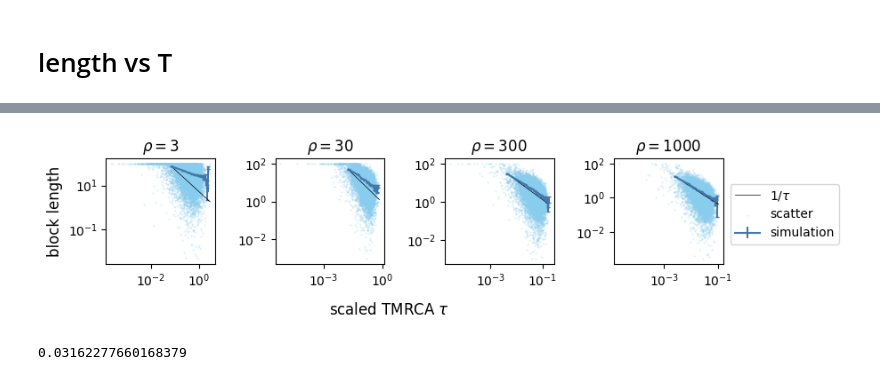
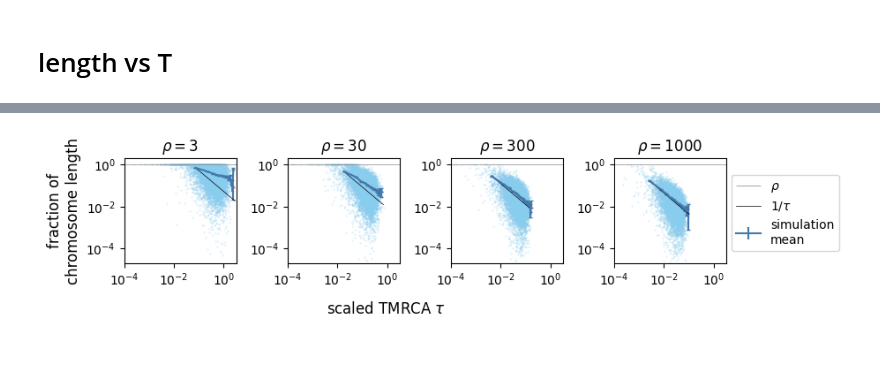
Before and after one commit to weissmanlab/Recombination_MRCA, a Jupyter notebook: TMRCA.ipynb, the cells around one changed output, grey strips where cells are left out. Drawn from its saved outputs; the diff is of its cells as text; code cells hidden in the pictures; blank space fills up the shorter version.

```diff
--- a/TMRCA.ipynb
+++ b/TMRCA.ipynb
@@ -620,45 +624,41 @@ new_recomb_rate_s, temp_mrca_time_s, segment_len_s = load_as_list(
 
 fig, ax_s = plt.subplots(1, len(new_recomb_rate_s), figsize = (8, 2))
 for recomb_rate_idx, recomb_rate in enumerate(new_recomb_rate_s):
   temp_mrca_time = temp_mrca_time_s[recomb_rate_idx]
-  segment_len = segment_len_s[recomb_rate_idx]
+  segment_len = segment_len_s[recomb_rate_idx]/sequence_length#*recomb_rate*population_size
   ax_s[recomb_rate_idx].scatter(
     temp_mrca_time, segment_len, s = 0.5, color = color_s[-1], alpha=0.2);
 
   bins = np.linspace(np.min(temp_mrca_time), np.max(temp_mrca_time), 21)
   bin_centers = 0.5 * (bins[:-1] + bins[1:])
   bin_indices = np.digitize(temp_mrca_time, bins) - 1
   mean = np.array(
     [np.mean(segment_len[bin_indices == i]) if len(segment_len[bin_indices == i])>1 else np.nan
                     for i in range(len(bins)-1)])
   sem = np.array(
     [sp.stats.sem(segment_len[bin_indices == i]) if len(segment_len[bin_indices == i])>1 else np.nan
                   for i in range(len(bins)-1)])
   ax_s[recomb_rate_idx].errorbar(bin_centers, mean, sem, color = color_s[1], capsize = 1.5)
   ax_s[recomb_rate_idx].plot(bin_centers, mean[0]*bin_centers[0]/bin_centers, color = "black", lw = 0.5)
+  ax_s[recomb_rate_idx].hlines(1, 10*-4,10**0.5, color = "gray", lw = 0.5)
   ax_s[recomb_rate_idx].set(xscale = "log", yscale = "log", )
   ax_s[recomb_rate_idx].set(title = r"$\rho = $"+f"{recomb_rate*sequence_length*population_size:n}")
-ax_s[0].set_ylabel("block length", fontsize = 12)
+ax_s[0].set_ylabel("fraction of\nchromosome length", fontsize = 12)
 
+ax_s[0].hlines([], 10*-4,10**0.5, color = "gray", lw = 0.5, label = r"$\rho$")
 ax_s[0].plot([],[], color = "black", lw = 0.5, label = r"$1/\tau$")
-ax_s[0].scatter([], [], s = 0.5, color = color_s[-1], alpha=0.2, label = "scatter")
-ax_s[0].errorbar([],[],[], color = color_s[1], capsize = 1.5, label = "simulation")
-fig.legend(bbox_to_anchor=(1.14, 0.7))
+ax_s[0].errorbar([],[],[], color = color_s[1], capsize = 1.5, label = "simulation\nmean")
+fig.legend(bbox_to_anchor=(1.15, 0.75))
 
 fig.text(0.5, 0,
           r"scaled TMRCA $\tau$",
           ha = "center", va="top",fontsize = 12);
 
+for idx in range(len(new_recomb_rate_s)):
+  ax_s[idx].set(ylim = (10**-4.7, 10**0.3), yticks = [10**-4,10**-2,10**0],
+                xlim = (10**-4, 10**0.5), xticks= [10**-4,10**-2,10**0])
+
 fig.tight_layout()
 fig.savefig('figs/len.pdf', bbox_inches = 'tight')
-
-# ax_s[0].set(xlim = (10**-1.5, 10**0.5),ylim = (10**-0.5, 10**2))
-# ax_s[1].set(xlim = (10**-2, 10**0),ylim = (10**-0.75, 10**2))
-# ax_s[2].set(xlim = (10**-2.5, 10**-0.25),ylim = (10**-1, 10**2))
-# ax_s[3].set(xlim = (10**-3, 10**-0.6),ylim = (10**-1, 10**2))
 # %% [output]
-[figure, old version]
+[figure, new version]
-# %%
-10**-1.5
-# %% [output]
-0.03162277660168379
```
Also changed, not shown: parts of 1 cell of this notebook.
